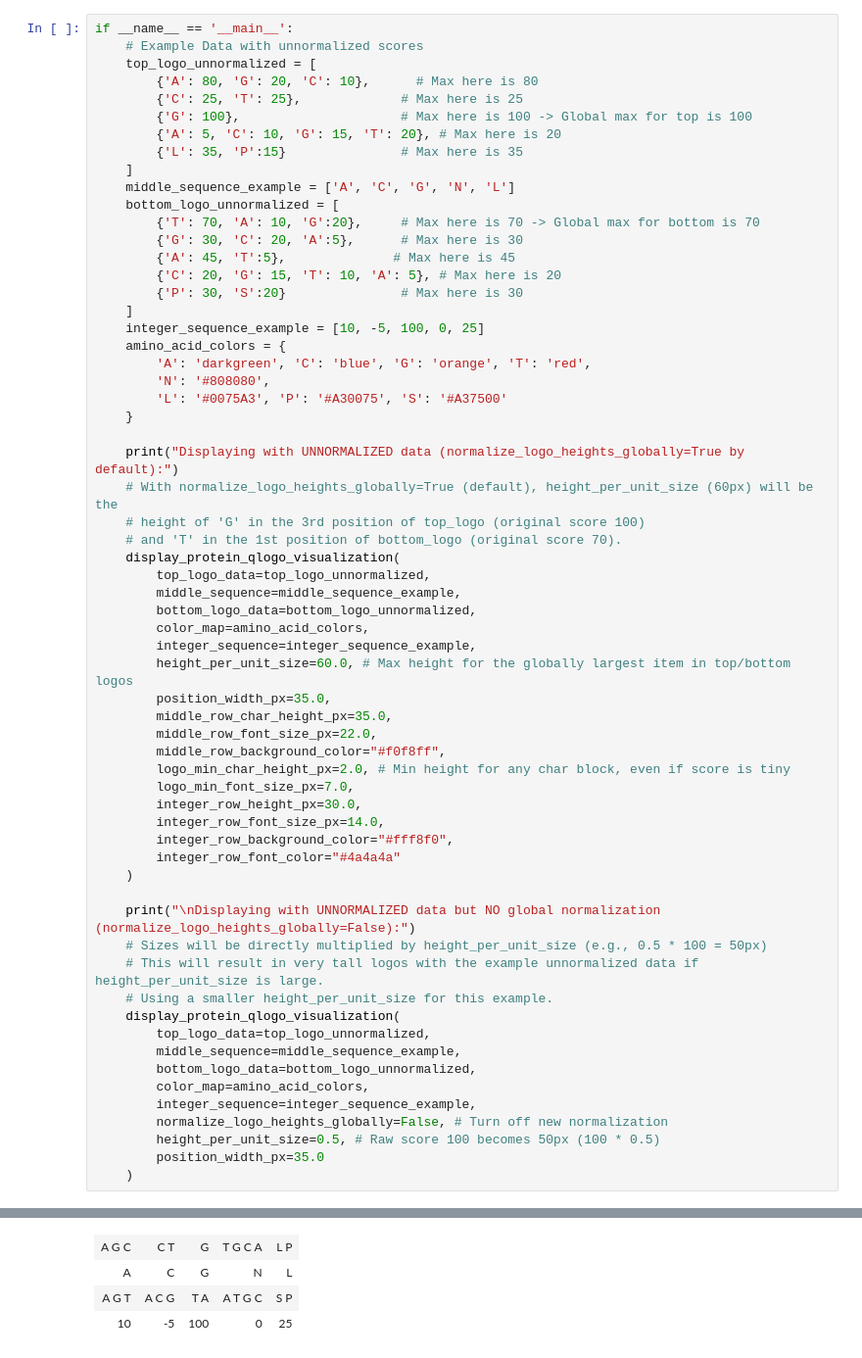
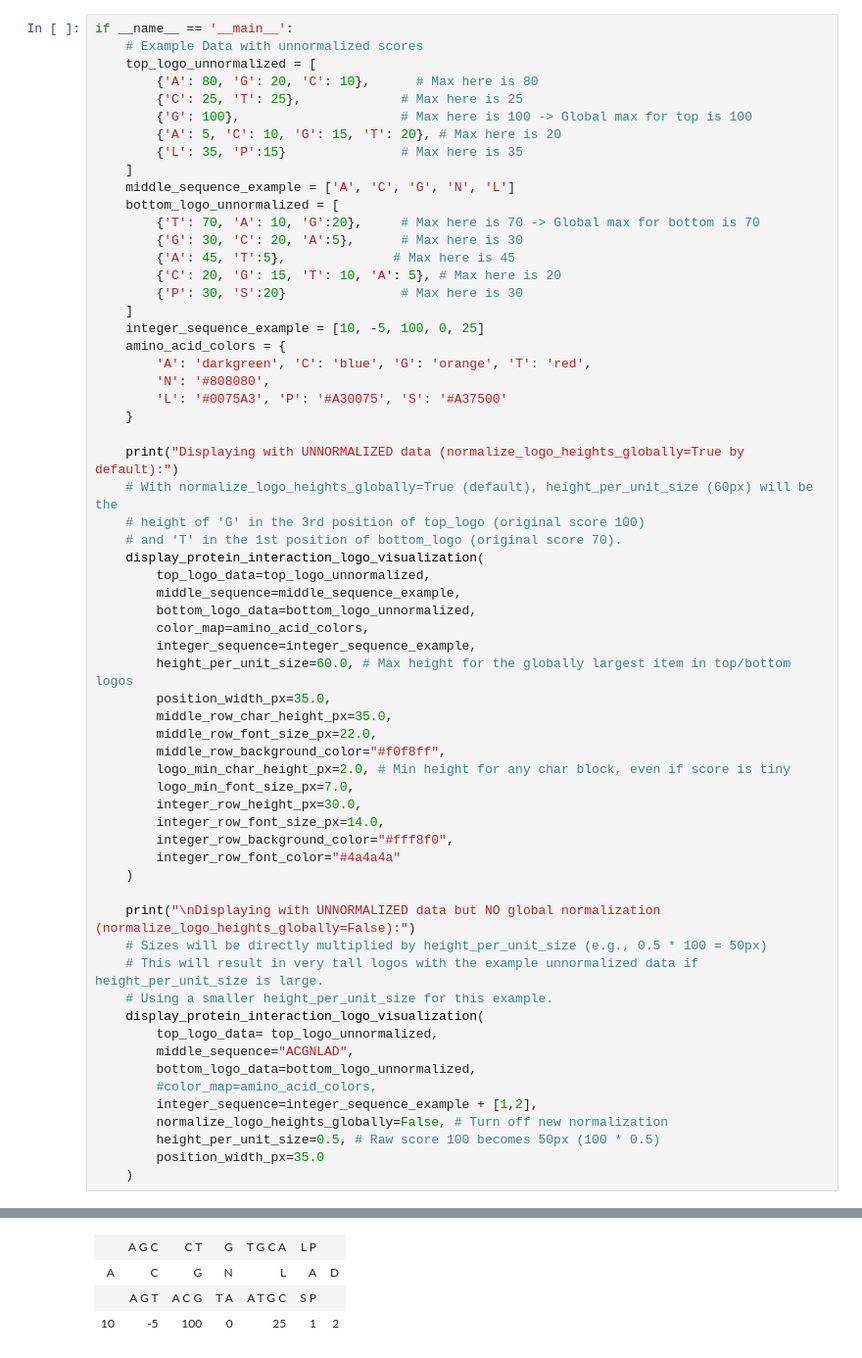
Before and after one commit to idptools/finches, a Jupyter notebook: demo/single_seq_analysis/sequence_logo.ipynb, the cells around one changed output, grey strips where cells are left out. Shown at 98% size. Cells and saved outputs as stored; diff of their text form.

Commit message:
Got a basic version of the code to work. You can do basic sequence based interaction analysis agnostic to interacting partners.

```diff
--- a/demo/single_seq_analysis/sequence_logo.ipynb
+++ b/demo/single_seq_analysis/sequence_logo.ipynb
@@ -29,7 +34,7 @@ if __name__ == '__main__':
     # With normalize_logo_heights_globally=True (default), height_per_unit_size (60px) will be the
     # height of 'G' in the 3rd position of top_logo (original score 100)
     # and 'T' in the 1st position of bottom_logo (original score 70).
-    display_protein_qlogo_visualization(
+    display_protein_interaction_logo_visualization(
         top_logo_data=top_logo_unnormalized,
         middle_sequence=middle_sequence_example,
         bottom_logo_data=bottom_logo_unnormalized,
@@ -37,39 +42,39 @@ if __name__ == '__main__':
         integer_sequence=integer_sequence_example,
         height_per_unit_size=60.0, # Max height for the globally largest item in top/bottom logos
         position_width_px=35.0,
         middle_row_char_height_px=35.0,
         middle_row_font_size_px=22.0,
         middle_row_background_color="#f0f8ff",
         logo_min_char_height_px=2.0, # Min height for any char block, even if score is tiny
         logo_min_font_size_px=7.0,
         integer_row_height_px=30.0,
         integer_row_font_size_px=14.0,
         integer_row_background_color="#fff8f0",
         integer_row_font_color="#4a4a4a"
     )
 
     print("\nDisplaying with UNNORMALIZED data but NO global normalization (normalize_logo_heights_globally=False):")
     # Sizes will be directly multiplied by height_per_unit_size (e.g., 0.5 * 100 = 50px)
     # This will result in very tall logos with the example unnormalized data if height_per_unit_size is large.
     # Using a smaller height_per_unit_size for this example.
-    display_protein_qlogo_visualization(
-        top_logo_data=top_logo_unnormalized,
-        middle_sequence=middle_sequence_example,
+    display_protein_interaction_logo_visualization(
+        top_logo_data= top_logo_unnormalized,
+        middle_sequence="ACGNLAD",
         bottom_logo_data=bottom_logo_unnormalized,
-        color_map=amino_acid_colors,
-        integer_sequence=integer_sequence_example,
+        #color_map=amino_acid_colors,
+        integer_sequence=integer_sequence_example + [1,2],
         normalize_logo_heights_globally=False, # Turn off new normalization
         height_per_unit_size=0.5, # Raw score 100 becomes 50px (100 * 0.5)
         position_width_px=35.0
     )
 # %% [output]
 Displaying with UNNORMALIZED data (normalize_logo_heights_globally=True by default):
 | A G C | C T | G | T G C A | L P |
 | A | C | G | N | L |
 | A G T | A C G | T A | A T G C | S P |
 | 10 | -5 | 100 | 0 | 25 |
 Displaying with UNNORMALIZED data but NO global normalization (normalize_logo_heights_globally=False):
-| A G C | C T | G | T G C A | L P |
-| A | C | G | N | L |
-| A G T | A C G | T A | A T G C | S P |
-| 10 | -5 | 100 | 0 | 25 |
+|  | A G C | C T | G | T G C A | L P |  |
+| A | C | G | N | L | A | D |
+|  | A G T | A C G | T A | A T G C | S P |  |
+| 10 | -5 | 100 | 0 | 25 | 1 | 2 |
```
Also changed, not shown: parts of 8 cells of this notebook, 3 other files.
